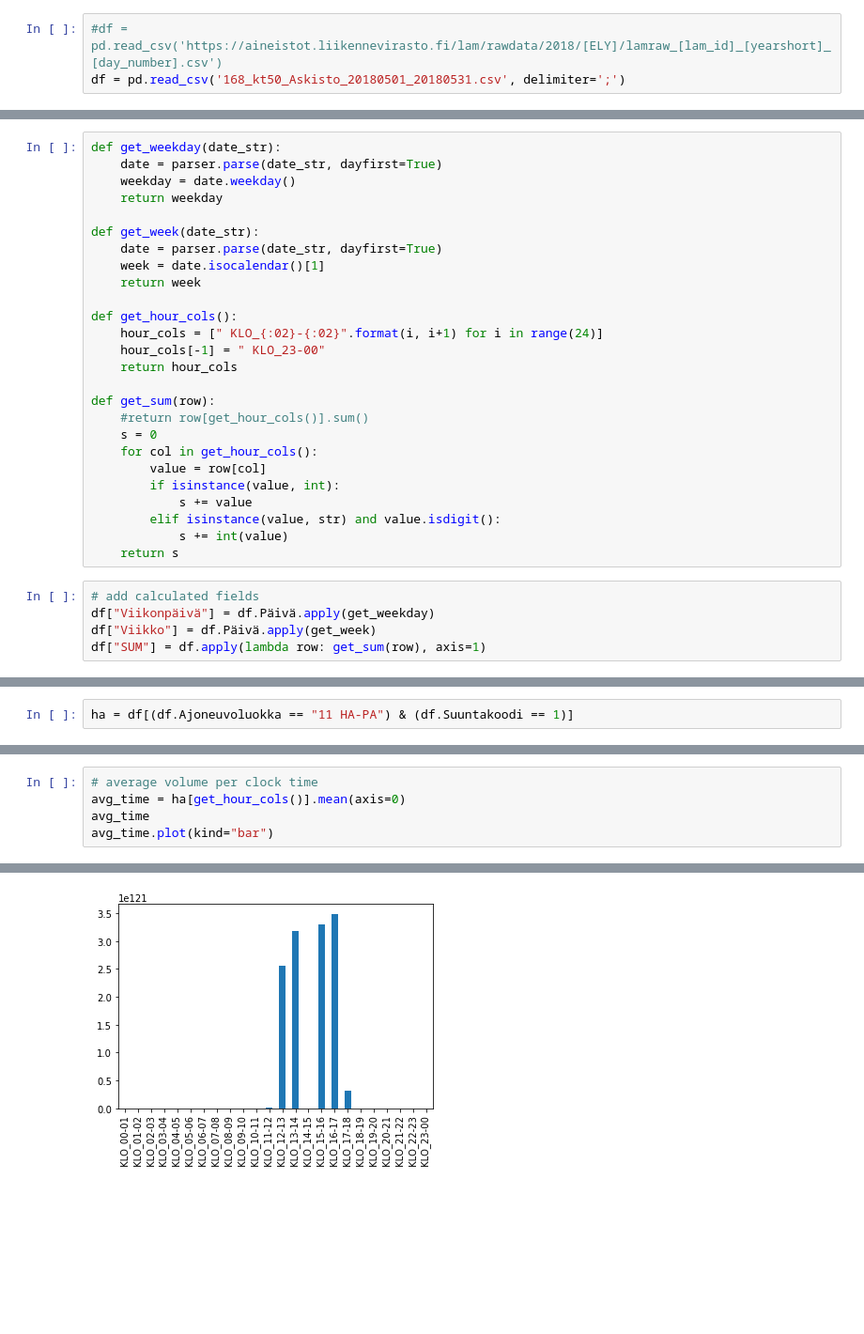
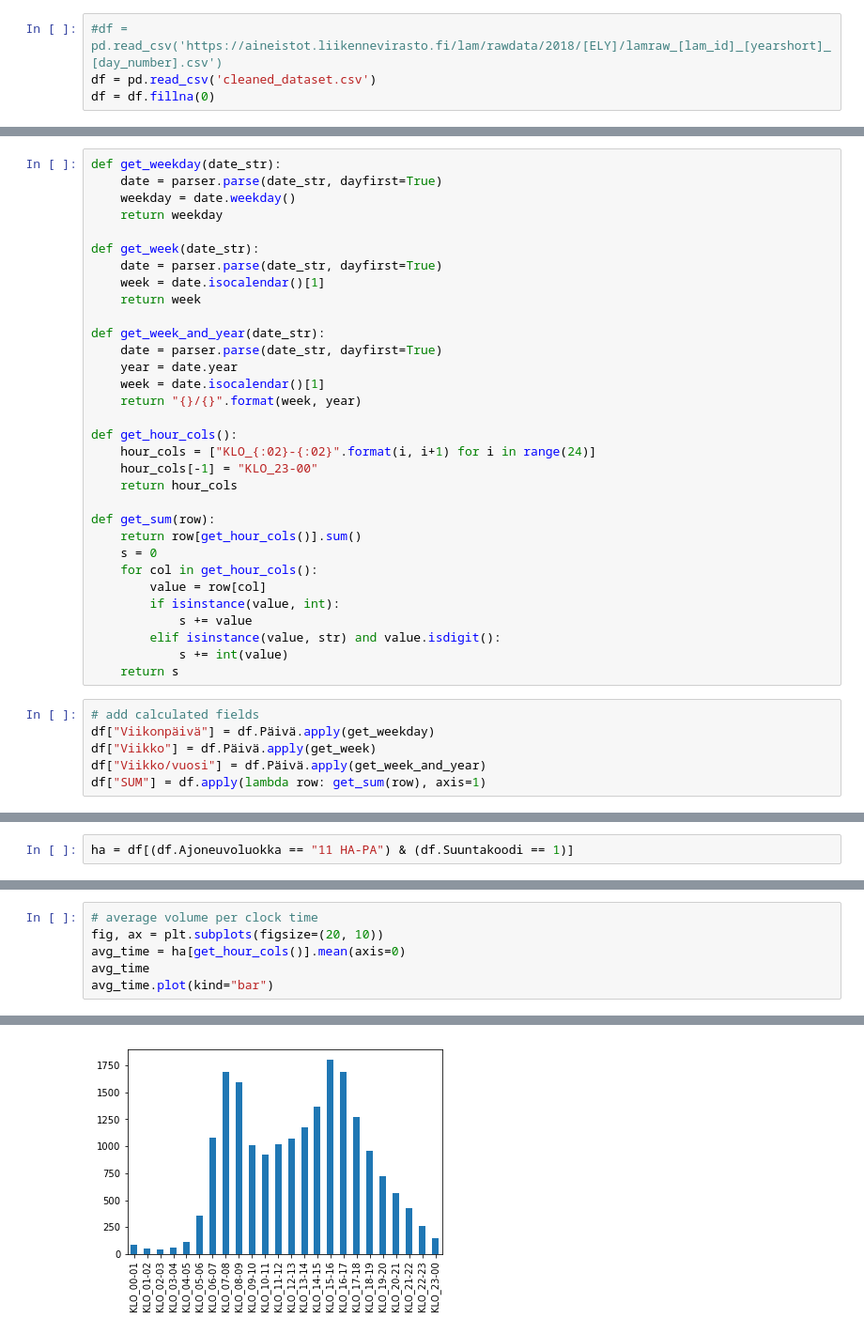
Before and after one commit to veicco/bcg-gamma, a Jupyter notebook: investigation.ipynb, the cells around one changed output, grey strips where cells are left out. Shown at 94% size. Cells and saved outputs as stored; diff of their text form; blank space fills up the shorter version.

```diff
--- a/investigation.ipynb
+++ b/investigation.ipynb
@@ -6,7 +6,8 @@ from dateutil import parser
 %matplotlib inline
 # %%
 #df = pd.read_csv('https://aineistot.liikennevirasto.fi/lam/rawdata/2018/[ELY]/lamraw_[lam_id]_[yearshort]_[day_number].csv')
-df = pd.read_csv('168_kt50_Askisto_20180501_20180531.csv', delimiter=';')
+df = pd.read_csv('cleaned_dataset.csv')
+df = df.fillna(0)
 # %%
 df.head(20)
 # %% [output]
@@ -39,13 +40,19 @@ def get_week(date_str):
     week = date.isocalendar()[1]
     return week
 
+def get_week_and_year(date_str):
+    date = parser.parse(date_str, dayfirst=True)
+    year = date.year
+    week = date.isocalendar()[1]
+    return "{}/{}".format(week, year)
+
 def get_hour_cols():
-    hour_cols = [" KLO_{:02}-{:02}".format(i, i+1) for i in range(24)]
-    hour_cols[-1] = " KLO_23-00"
+    hour_cols = ["KLO_{:02}-{:02}".format(i, i+1) for i in range(24)]
+    hour_cols[-1] = "KLO_23-00"
     return hour_cols
 
 def get_sum(row):
-    #return row[get_hour_cols()].sum()
+    return row[get_hour_cols()].sum()
     s = 0
     for col in get_hour_cols():
         value = row[col]
@@ -58,6 +65,7 @@ def get_sum(row):
 # add calculated fields
 df["Viikonpäivä"] = df.Päivä.apply(get_weekday)
 df["Viikko"] = df.Päivä.apply(get_week)
+df["Viikko/vuosi"] = df.Päivä.apply(get_week_and_year)
 df["SUM"] = df.apply(lambda row: get_sum(row), axis=1)
 # %%
 #df = df[(df.Ajoneuvoluokka == "11 HA-PA")]
@@ -107,8 +114,9 @@ avg_weekday.plot(x="Viikonpäivä", y="SUM", kind="bar")
 # %%
 # average volume per clock time
+fig, ax = plt.subplots(figsize=(20, 10))
 avg_time = ha[get_hour_cols()].mean(axis=0)
 avg_time
 avg_time.plot(kind="bar")
 # %% [output]
 <matplotlib.axes._subplots.AxesSubplot at 0x...>
-[figure, old version]
+[figure, new version]
```
Also changed, not shown: parts of 7 cells of this notebook, 1 other file.
